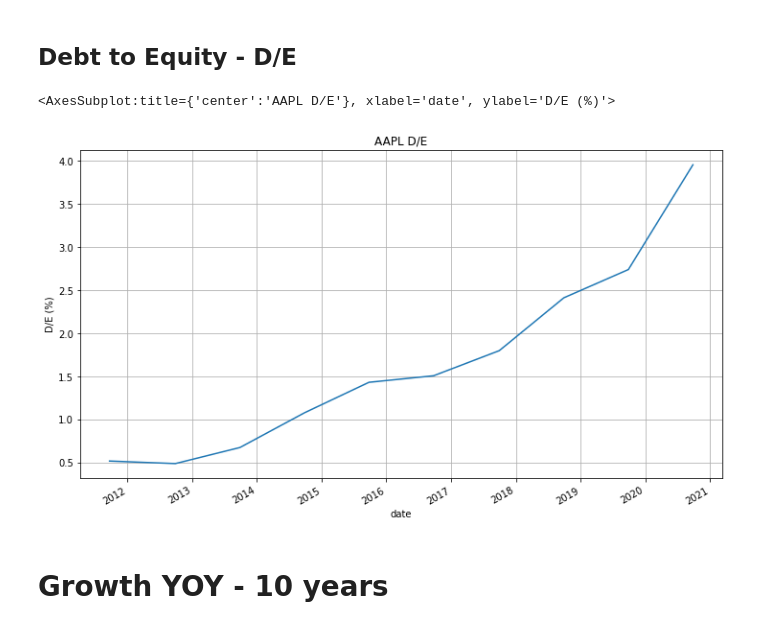
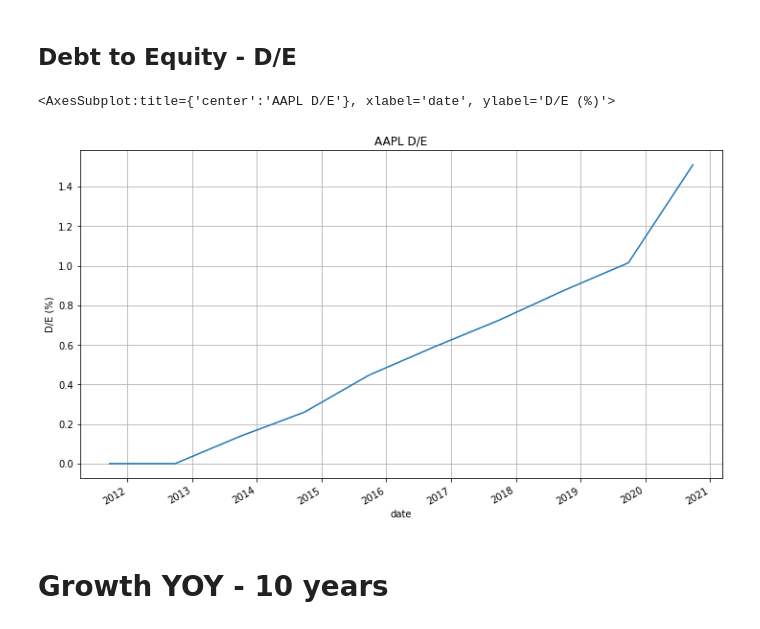
Before and after one commit to dbogatic/value_investing, a Jupyter notebook: intrinsic_value.ipynb, the cells around one changed output. Cells and saved outputs as stored; diff of their text form; code cells hidden in the pictures.

Commit message:
modify d/e plot annd add intrinsic value

```diff
--- a/intrinsic_value.ipynb
+++ b/intrinsic_value.ipynb
@@ -152,10 +152,10 @@ income['eps'].astype('float').plot(figsize= (12,7), grid=True, title=f'{ticker}
 # %% [markdown]
 ## Debt to Equity - D/E
 # %%
-(balance['totalLiabilities']/balance['totalStockholdersEquity']).astype('float').plot(figsize= (12,7), grid=True,title=f'{ticker} D/E',ylabel='D/E (%)')
+(balance['longTermDebt']/balance['totalStockholdersEquity']).astype('float').plot(figsize= (12,7), grid=True,title=f'{ticker} D/E',ylabel='D/E (%)')
 # %% [output]
 <AxesSubplot:title={'center':'AAPL D/E'}, xlabel='date', ylabel='D/E (%)'>
-[figure, old version]
+[figure, new version]
 # %% [markdown]
 # Growth YOY - 10 years
 # %%
```
Also changed, not shown: parts of 6 cells of this notebook.
